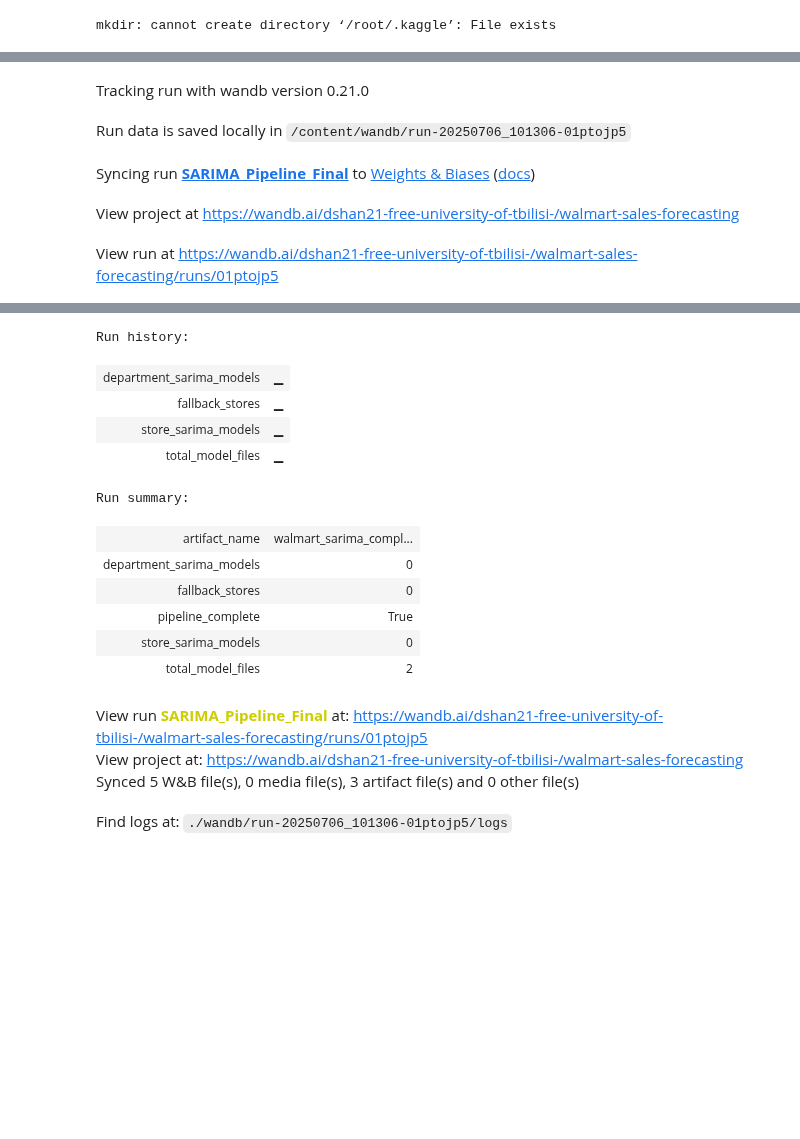
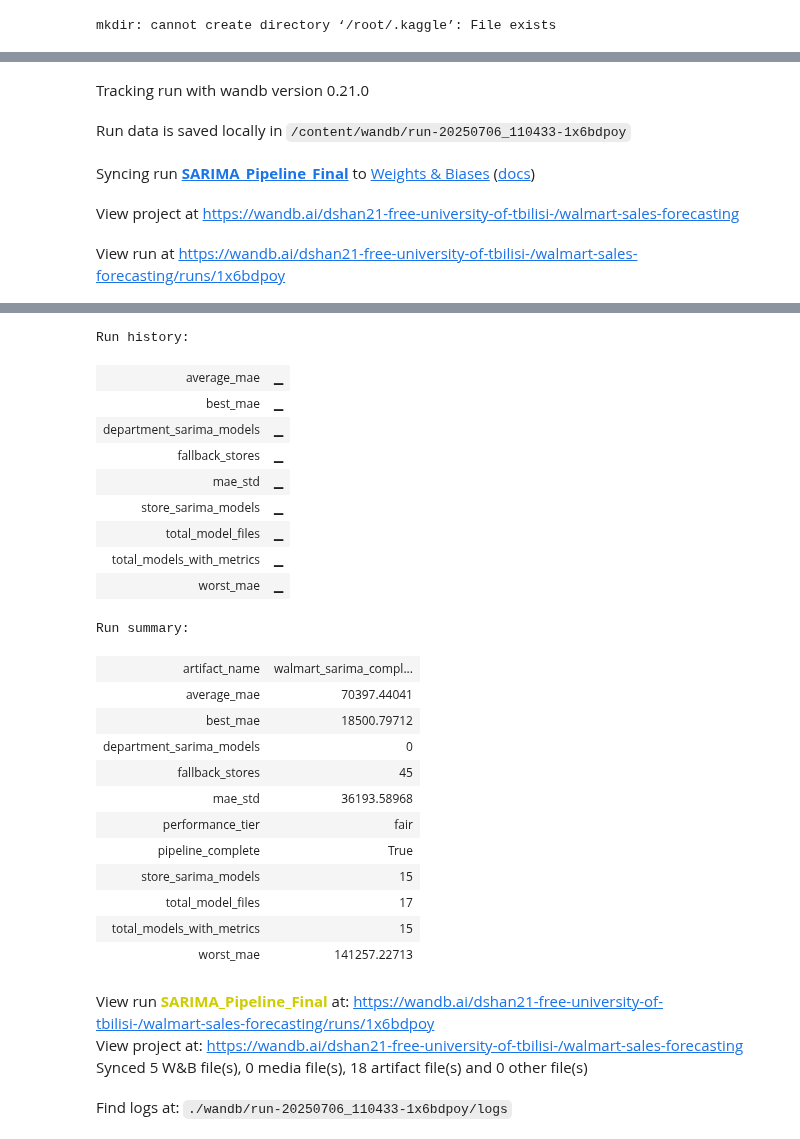
Before and after one commit to wrymp/Final-Project-Walmart-Recruiting---Store-Sales-Forecasting, a Jupyter notebook: model_experiment_sarima.ipynb, the cells around one changed output, grey strips where cells are left out. Saved outputs shown, nothing was run; the diff lists cells and outputs as text; code cells hidden in the pictures; blank space fills up the shorter version.

```diff
--- a/model_experiment_sarima.ipynb
+++ b/model_experiment_sarima.ipynb
@@ -613,14 +953,39 @@ wandb.init(
 print("=== SAVING FINAL SARIMA PIPELINE TO WANDB ===")
 
 # Load all trained models
+# Load all trained models (UPDATED for enhanced models)
 try:
-    sarima_models = np.load('sarima_models.npy', allow_pickle=True).item()
-    dept_models = np.load('department_sarima_models.npy', allow_pickle=True).item()
-    dept_stats = np.load('department_sarima_stats.npy', allow_pickle=True).item()
+    # Try enhanced models first, fallback to standard models
+    try:
+        sarima_models = np.load('enhanced_sarima_models.npy', allow_pickle=True).item()
+        print("✅ Enhanced store SARIMA models loaded")
+    except:
+        try:
+            sarima_models = np.load('sarima_models.npy', allow_pickle=True).item()
+            print("✅ Standard store SARIMA models loaded")
+        except:
+            sarima_models = {}
+            print("⚠️ No store SARIMA models found")
+
+    try:
+        dept_models = np.load('enhanced_department_sarima_models.npy', allow_pickle=True).item()
+        dept_stats = np.load('enhanced_department_sarima_stats.npy', allow_pickle=True).item()
+        print("✅ Enhanced department SARIMA models loaded")
+    except:
+        try:
+            dept_models = np.load('department_sarima_models.npy', allow_pickle=True).item()
+            dept_stats = np.load('department_sarima_stats.npy', allow_pickle=True).item()
+            print("✅ Standard department SARIMA models loaded")
+        except:
+            dept_models = {}
+            dept_stats = {}
+            print("⚠️ No department SARIMA models found")
+
     simple_predictions = np.load('simple_predictions.npy', allow_pickle=True).item()
-    print("✅ All model files loaded successfully")
+    print("✅ All available model files loaded successfully")
+
 except Exception as e:
-    print(f"⚠️ Some model files missing: {e}")
+    print(f"⚠️ Error loading models: {e}")
     sarima_models = {}
     dept_models = {}
     dept_stats = {}
@@ -780,8 +1145,8 @@ print(f"✅ Ready for Production Deployment!")
 wandb.finish()
 # %% [output]
 Tracking run with wandb version 0.21.0
-Run data is saved locally in /content/wandb/run-20250706_101306-01ptojp5
+Run data is saved locally in /content/wandb/run-20250706_110433-1x6bdpoy
 Syncing run SARIMA_Pipeline_Final to Weights & Biases (docs)
 View project at https://wandb.ai/dshan21-free-university-of-tbilisi-/walmart-sales-forecasting
-View run at https://wandb.ai/dshan21-free-university-of-tbilisi-/walmart-sales-forecasting/runs/01ptojp5
+View run at https://wandb.ai/dshan21-free-university-of-tbilisi-/walmart-sales-forecasting/runs/1x6bdpoy
 === SAVING FINAL SARIMA PIPELINE TO WANDB ===
@@ -802,18 +1168,29 @@ View run at https://wandb.ai/dshan21-free-university-of-tbilisi-/walmart-sales-f
 ✅ Ready for Production Deployment!
 [interactive output not drawn]
 Run history:
+| average_mae | ▁ |
+| best_mae | ▁ |
 | department_sarima_models | ▁ |
 | fallback_stores | ▁ |
+| mae_std | ▁ |
 | store_sarima_models | ▁ |
 | total_model_files | ▁ |
+| total_models_with_metrics | ▁ |
+| worst_mae | ▁ |
 Run summary:
 | artifact_name | walmart_sarima_compl... |
+| average_mae | 70397.44041 |
+| best_mae | 18500.79712 |
 | department_sarima_models | 0 |
-| fallback_stores | 0 |
+| fallback_stores | 45 |
+| mae_std | 36193.58968 |
+| performance_tier | fair |
 | pipeline_complete | True |
-| store_sarima_models | 0 |
-| total_model_files | 2 |
+| store_sarima_models | 15 |
+| total_model_files | 17 |
+| total_models_with_metrics | 15 |
+| worst_mae | 141257.22713 |
-View run SARIMA_Pipeline_Final at: https://wandb.ai/dshan21-free-university-of-tbilisi-/walmart-sales-forecasting/runs/01ptojp5
+View run SARIMA_Pipeline_Final at: https://wandb.ai/dshan21-free-university-of-tbilisi-/walmart-sales-forecasting/runs/1x6bdpoy
 View project at: https://wandb.ai/dshan21-free-university-of-tbilisi-/walmart-sales-forecasting
-Synced 5 W&B file(s), 0 media file(s), 3 artifact file(s) and 0 other file(s)
+Synced 5 W&B file(s), 0 media file(s), 18 artifact file(s) and 0 other file(s)
-Find logs at: ./wandb/run-20250706_101306-01ptojp5/logs
+Find logs at: ./wandb/run-20250706_110433-1x6bdpoy/logs
```
Also changed, not shown: parts of 6 cells of this notebook.
